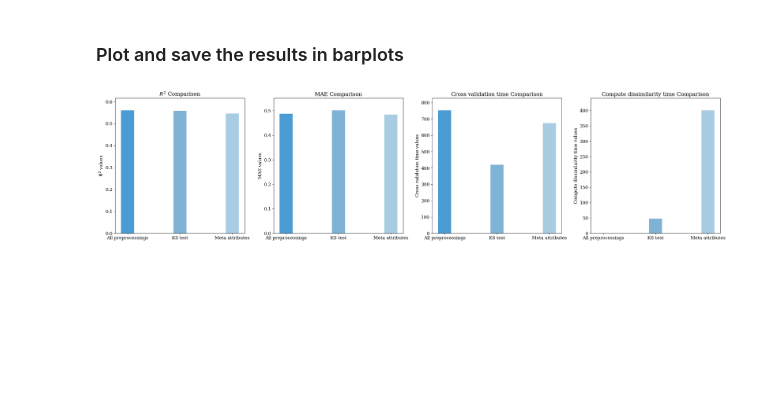
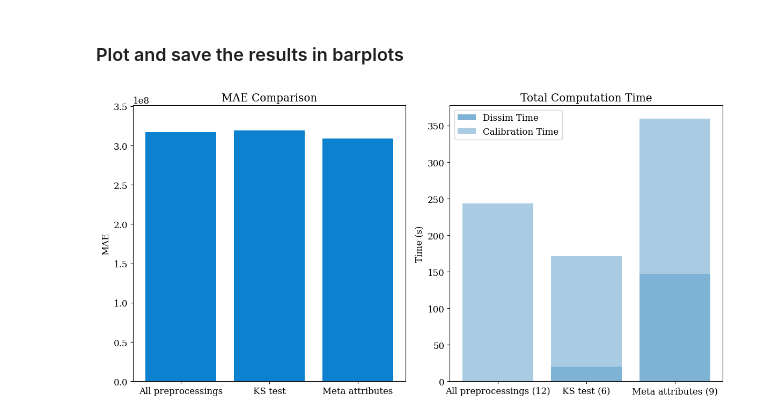
Before and after one commit to rreiter37/CIRAD_PhD_Robin, a Jupyter notebook: compare_dissim_stacking.ipynb, the cells around one changed output. Saved outputs shown, nothing was run; the diff lists cells and outputs as text; code cells hidden in the pictures; blank space fills up the shorter version.

```diff
--- a/compare_dissim_stacking.ipynb
+++ b/compare_dissim_stacking.ipynb
@@ -202,9 +202,16 @@ for name, preprocessings in dict_preprocessings.items():
     # create the stacking regressor, using the list of estimators and a final regressor
     stacking_regressor = StackingRegressor(estimators=estimators, final_estimator=RandomForestRegressor(random_state=rd_seed))
 
+    # Créer un masque booléen valide
+    mask = ~y.isna()
+
+    # Nettoyer les deux jeux
+    x_clean = x[mask.values]  # si x est un numpy array
+    y_clean = y[mask.values]  # reste une Series filtrée
+
     # using cross_validate to get scores and elapsed time
     start_time = time.time()
-    score = cross_validate(stacking_regressor, x, y, cv=4, scoring=["r2", "neg_mean_absolute_error", "neg_mean_squared_error"], n_jobs=2, verbose=2)
+    score = cross_validate(stacking_regressor, x_clean, y_clean, cv=4, scoring=["r2", "neg_mean_absolute_error", "neg_mean_squared_error"], n_jobs=2, verbose=2)
     elapsed_time = time.time() - start_time
 
     # store the scores in the dictionary
@@ -212,8 +219,9 @@ for name, preprocessings in dict_preprocessings.items():
         f"$R^2$": score["test_r2"].mean(),
         "MAE": -score["test_neg_mean_absolute_error"].mean(),
         "MSE": -score["test_neg_mean_squared_error"].mean(),
-        "Cross validation time": elapsed_time,
-        "Compute dissimilarity time": dict_times[name],
+        "Calibration time": elapsed_time,
+        "Dissimilarity time": dict_times[name],
+        "Number of preprocessing methods": len(preprocessings)
     }
 
 print(dict_scores)
@@ -220,50 +245,63 @@ print(dict_scores)
 # %% [markdown]
 ### Plot and save the results in barplots
 # %%
-# Create a new folder to save the figures
-if not os.path.exists("Figures"):
-    os.makedirs("Figures")
-# Save the figure in the new folder
-fig_path = os.path.join("Figures", "%s_comp_dissimilarity.png" % data_source)
+import os
+import numpy as np
+import matplotlib.pyplot as plt
+import matplotlib as mpl
 
 
-# change the values from np.float64 to float
-dict_scores = {key: {k: float(v) if k != 'time' else v for k, v in dico.items() } for key, dico in dict_scores.items()}
+path = 'Figures/dissimilarity_functions/%s' % data_source
+if not os.path.exists(path):
+    os.makedirs(path)
+fig_path = os.path.join(path, "%s_comp_dissimilarity.png" % data_source)
 
-# Ravenclaw-style color palette (cool blues & greys)
-colors = ['#0B81CF', '#4B9CD3', '#7FB3D5', '#A9CCE3', '#D6EAF8']
+# Conversion des types float64 -> float
+dict_scores = {
+    key: {k: float(v) if k not in ['time'] else v for k, v in dico.items()}
+    for key, dico in dict_scores.items()
+}
 
-# Font setup
+# Palette
+colors = {
+    'MAE': '#0B81CF',
+    'Dissim': '#7FB3D5',
+    'Calibration': '#A9CCE3'
+}
+
+# Configuration des polices
 mpl.rcParams['font.family'] = 'serif'
 mpl.rcParams['font.size'] = 12
 
-criteria = list(dict_scores['All preprocessings'].keys())
+methods = list(dict_scores.keys())
+mae_values = [dict_scores[m]['MAE'] for m in methods]
+pruning_times = [dict_scores[m].get('Dissimilarity time', 0.0) for m in methods]
+calibration_times = [dict_scores[m].get('Calibration time', 0.0) for m in methods]
+pp_number = [int(dict_scores[m].get('Number of preprocessing methods', 0)) for m in methods]
+xticks = [f"{m} ({pp})" for m, pp in zip(methods, pp_number)]
 
+# Création des subplots
+fig, axes = plt.subplots(1, 2, figsize=(12, 6))
 
-method_A = list(dict_scores['All preprocessings'].values())
-method_B = list(dict_scores['KS test'].values())
-method_C = list(dict_scores['Meta attributes'].values())
+# === Plot 1 : MAE ===
+axes[0].bar(methods, mae_values, color=colors['MAE'])
+axes[0].set_title("MAE Comparison")
+axes[0].set_ylabel("MAE")
+axes[0].set_ylim(0, 1.1 * max(mae_values))
 
-# Bar width parameter
-bar_width = 0.25
+# === Plot 2 : Temps de calcul empilé ===
+x = np.arange(len(methods))
+axes[1].bar(x, pruning_times, color=colors['Dissim'], label='Dissim Time')
+axes[1].bar(x, calibration_times, bottom=pruning_times, color=colors['Calibration'], label='Calibration Time')
+axes[1].set_xticks(x)
+axes[1].set_xticklabels(xticks)
+axes[1].set_title("Total Computation Time")
+axes[1].set_ylabel("Time (s)")
+axes[1].legend()
 
-# Create a figure with three plots (1 line, 3 columns)
-fig, axes = plt.subplots(1, len(criteria), figsize=(6 * len(criteria), 6))
-
-for i, ax in enumerate(axes):
-    values = [method_A[i], method_B[i], method_C[i]]
-    n = len(values)
-    x = np.arange(n)
-    ax.set_ylim(0, 1.1 * max(values))  # Set the y-axis limits for all plots
-    ax.bar(x, values, color = colors, width=bar_width, label=criteria[i])
-    ax.set_xticks(x)
-    ax.set_xticklabels(dict_scores.keys())
-    ax.set_title(criteria[i] + " Comparison")
-    ax.set_ylabel(criteria[i] + " values")
-
-# Ajustement de la disposition
+# Affichage et sauvegarde
 plt.tight_layout()
 fig.savefig(fig_path, dpi=300, bbox_inches='tight')
 plt.show()
 # %% [output]
-[figure, old version]
+[figure, new version]
```
Also changed, not shown: parts of 2 cells of this notebook, 8 other files.
